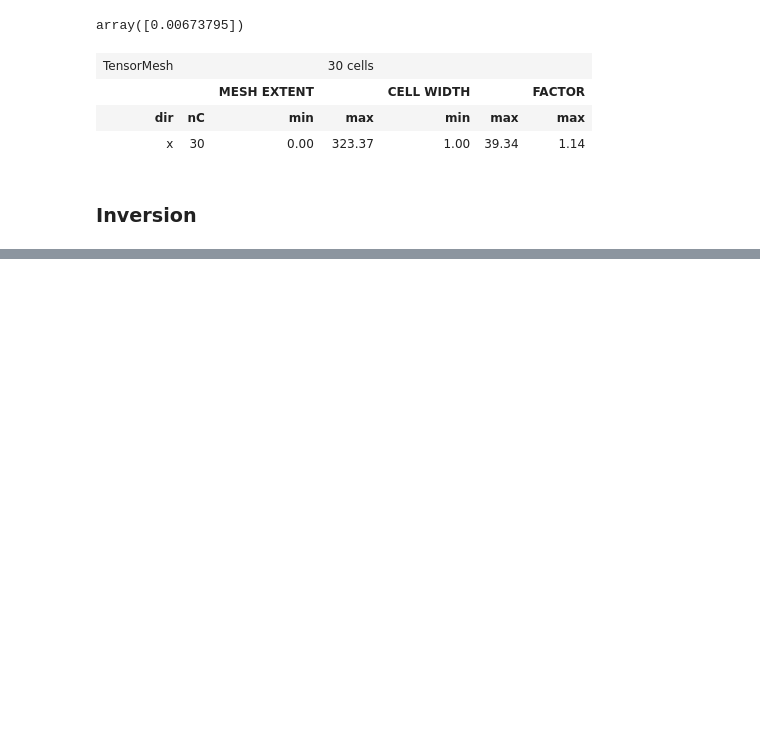
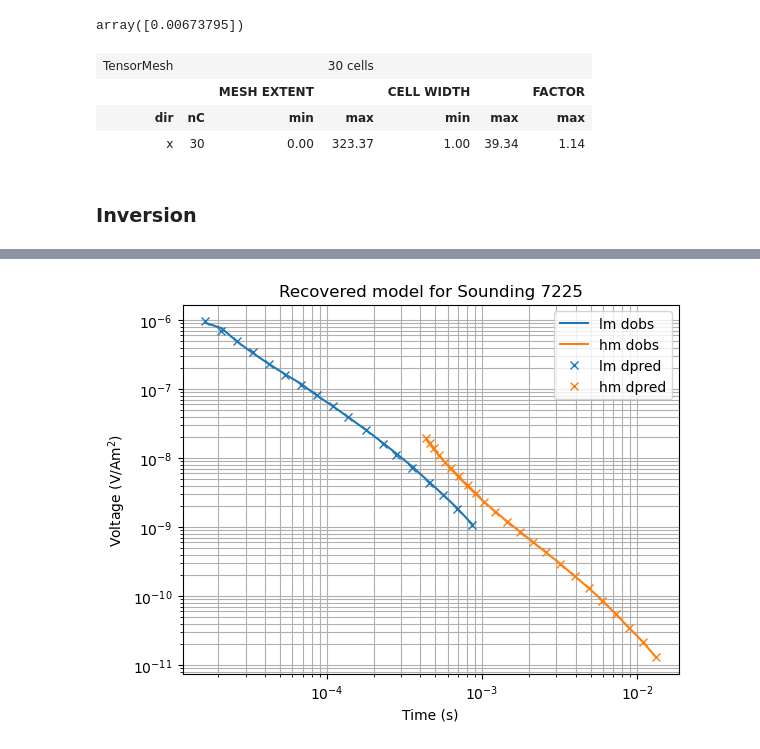
Before and after one commit to oscarshek/EOSC-556-Project, a Jupyter notebook: Notebook/AusAEM_WA_Cross_Section-5percenterror.ipynb, the cells around one changed output, grey strips where cells are left out. Saved outputs shown, nothing was run; the diff lists cells and outputs as text; code cells hidden in the pictures; blank space fills up the shorter version.

```diff
--- a/Notebook/AusAEM_WA_Cross_Section-5percenterror.ipynb
+++ b/Notebook/AusAEM_WA_Cross_Section-5percenterror.ipynb
@@ -144,7 +144,7 @@ mesh
 # %%
 # 0 - 7420 for flight line 101102
 # 7421 - 16261 for flight line 101201
-sounding_list = [7350,7225]#,7100,6975,6850,6725,6600,6475,6350,6225]#,6100,5975,5625,5500]
+sounding_list = [7225,7100,6975,6850,6725,6600,6475,6350,6225]#,6100,5975,5625,5500]
 # Initialize an empty list to store the data
 data_list = []
 # Initialize the list to store best-fit iterations
@@ -210,7 +210,7 @@ for i in sounding_list:
         phi_d_reg = L2DataMisfit(data=data_container, simulation=sim_reg)
         reg = regularization.WeightedLeastSquares(mesh)
         m_0_reg = np.full(mesh.n_cells, recovered_model[0])
-        minimizer_reg = optimization.InexactGaussNewton(maxIter=50, maxIterLS=20, maxIterCG=10, tolCG=1e-5)
+        minimizer_reg = optimization.InexactGaussNewton(maxIter=30, maxIterLS=20, maxIterCG=10, tolCG=1e-5)
         inv_prob_3 = inverse_problem.BaseInvProblem(phi_d_reg, reg=reg, opt=minimizer_reg, beta=10000)
 
         # Save output directive
@@ -219,8 +219,8 @@ for i in sounding_list:
         recovered_model_3 = inv3.run(m_0_reg)
 
         # Calculate predicted data
-        # data_pred_3 = sim_reg.dpred(recovered_model_3)
         data_pred_3 = sim_reg.make_synthetic_data(recovered_model_3)
+        data_pred_3_2 = sim_reg.dpred(recovered_model_3)
 
         # Extract L-curve information
         n_iter = save_dict.opt.iter
@@ -240,12 +240,11 @@ for i in sounding_list:
         best_fit_iterations.append(best_fit_iter)
 
         # Save additional information
-        sigmas = [sim_reg.sigma for i in range(1, n_iter)]
+        sigmas = [sim_reg.sigma for _ in range(1, n_iter)]
         recovered_models = [save_dict.outDict[i]['m'] for i in range(1, n_iter)]
-        predicted_datas = [data_pred_3 for i in range(1, n_iter)]
-        halfspace_conductivities = [sim_inv_halfspace.sigma for i in range(1, n_iter)]
-
-        print(recovered_models)
+        predicted_datas = [data_pred_3 for _ in range(1, n_iter)]
+        predicted_datas_2 = [data_pred_3_2 for _ in range(1, n_iter)]
+        halfspace_conductivities = [sim_inv_halfspace.sigma for _ in range(1, n_iter)]
 
         # Collect data for the best fit iteration
         data_list.append({
@@ -257,6 +256,7 @@ for i in sounding_list:
             'Sigma': sigmas[best_fit_iter],
             'Recovered_Model': recovered_models[best_fit_iter],
             'Predicted_Data': predicted_datas[best_fit_iter],
+            'Predicted_Data_2': predicted_datas_2[best_fit_iter],
             'Halfspace_Conductivity': halfspace_conductivities[best_fit_iter],
             'Observed_Data': dobs,
 
@@ -400,17 +402,17 @@ def plot_data(index, y):
     entry = data_list[index]
     sounding = entry['Sounding']
     dobs = entry['Observed_Data']
-    dpred = entry['Predicted_Data']
+    dpred = entry['Predicted_Data_2']
 
     # Assuming LM_times and HM_times are defined globally or passed as arguments
-    plt.loglog(LM_times, -dobs[:len(LM_times)], label='lm dobs')
-    plt.loglog(HM_times, -dobs[len(LM_times):], label='hm dobs')
+    plt.loglog(LM_times, -dobs[:18], label='lm dobs')
+    plt.loglog(HM_times, -dobs[18:], label='hm dobs')
 
     plt.loglog(
-        LM_times, -dpred[:len(LM_times)], color='C0', marker='x', linestyle="", label='lm dpred'
+        LM_times, -dpred[:18], color='C0', marker='x', linestyle="", label='lm dpred'
     )
     plt.loglog(
-        HM_times, -dpred[len(LM_times):], color='C1', marker='x', linestyle="", label='hm dpred'
+        HM_times, -dpred[18:], color='C1', marker='x', linestyle="", label='hm dpred'
     )
     plt.grid(which="both")
     plt.xlabel('Time (s)')
@@ -419,7 +421,9 @@ def plot_data(index, y):
     plt.legend()
     plt.show()
 # %%
-plot_data(0, 'Recovered model')
+plot_data(1, 'Recovered model')
+# %% [output]
+[figure, added]
 # %%
 # Function to plot a specific sounding
 def plot_phim_phid(index):
```
Also changed, not shown: parts of 5 cells of this notebook, 1 other file.
